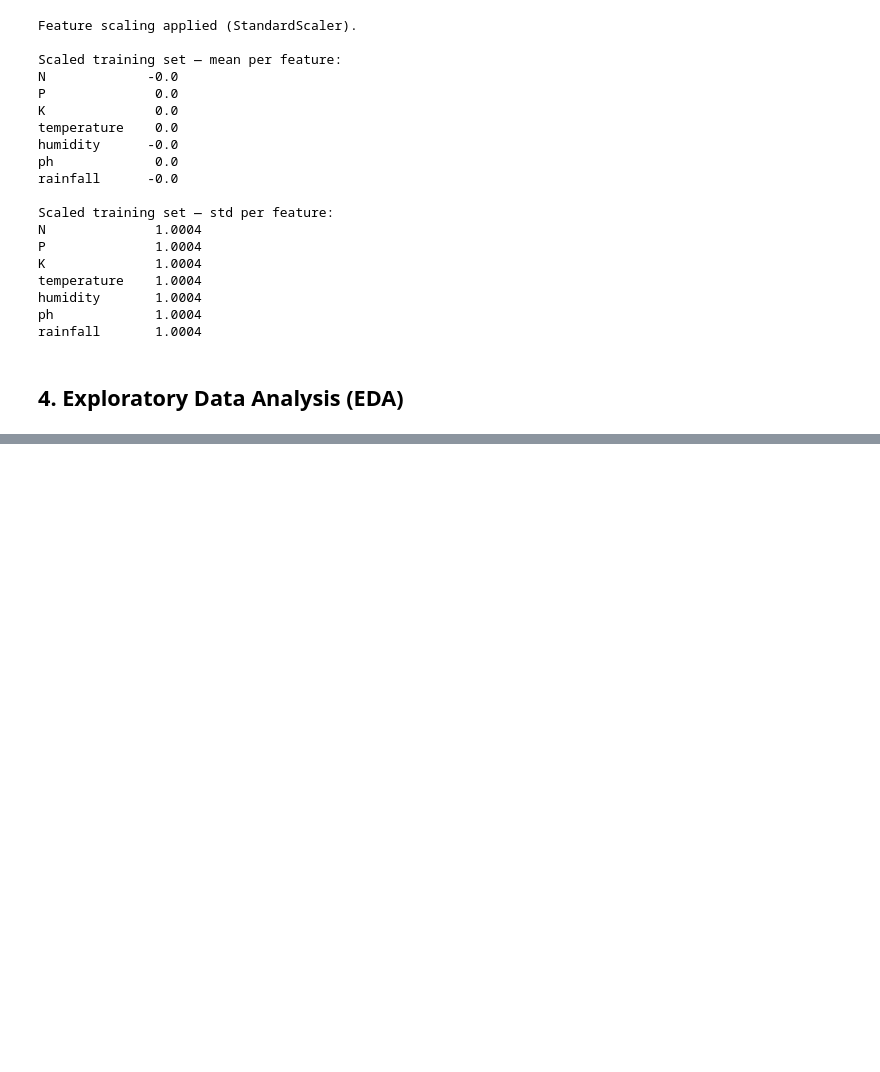
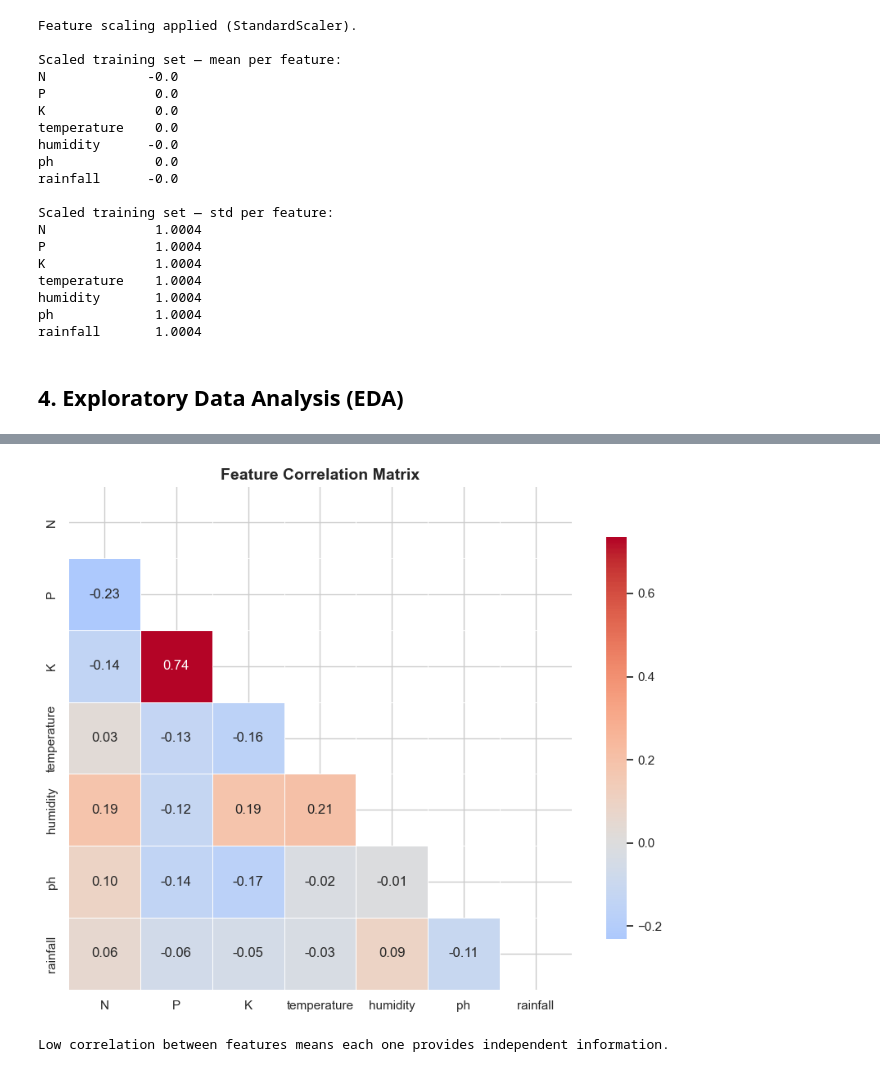
Before and after one commit to roshanashraf09/crop_recommendation_big_data_project, a Jupyter notebook: crop_recommendation.ipynb, the cells around one changed output, grey strips where cells are left out. Saved outputs shown, nothing was run; the diff lists cells and outputs as text; code cells hidden in the pictures; blank space fills up the shorter version.

```diff
--- a/crop_recommendation.ipynb
+++ b/crop_recommendation.ipynb
@@ -206,0 +246,15 @@ rainfall       1.0004
+# %%
+fig, ax = plt.subplots(figsize=(9, 7))
+corr = df[features].corr()
+mask = np.triu(np.ones_like(corr, dtype=bool))
+sns.heatmap(corr, mask=mask, annot=True, fmt=".2f", cmap="coolwarm",
+            center=0, square=True, linewidths=0.5, ax=ax,
+            cbar_kws={"shrink": 0.8})
+ax.set_title("Feature Correlation Matrix", fontsize=14, fontweight='bold')
+plt.tight_layout()
+plt.show()
+
+print("Low correlation between features means each one provides independent information.")
+# %% [output]
+[figure, added]
+Low correlation between features means each one provides independent information.
```
Also changed, not shown: parts of 15 cells of this notebook.
